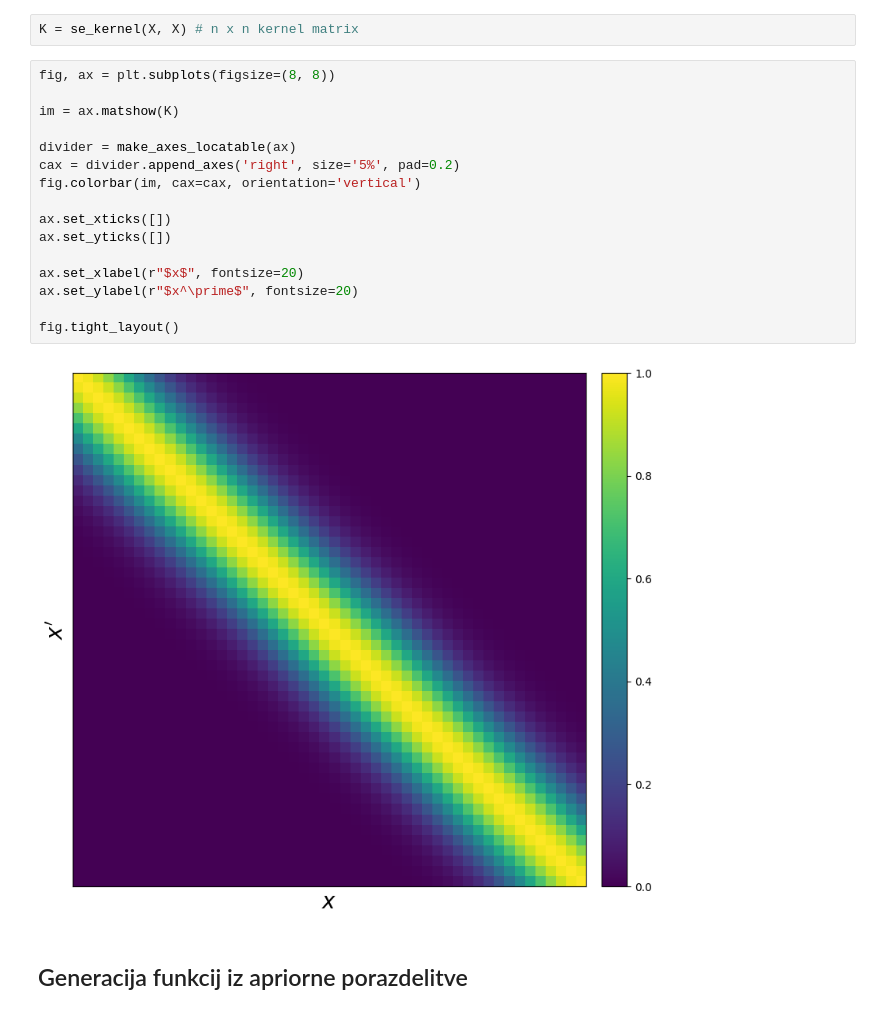
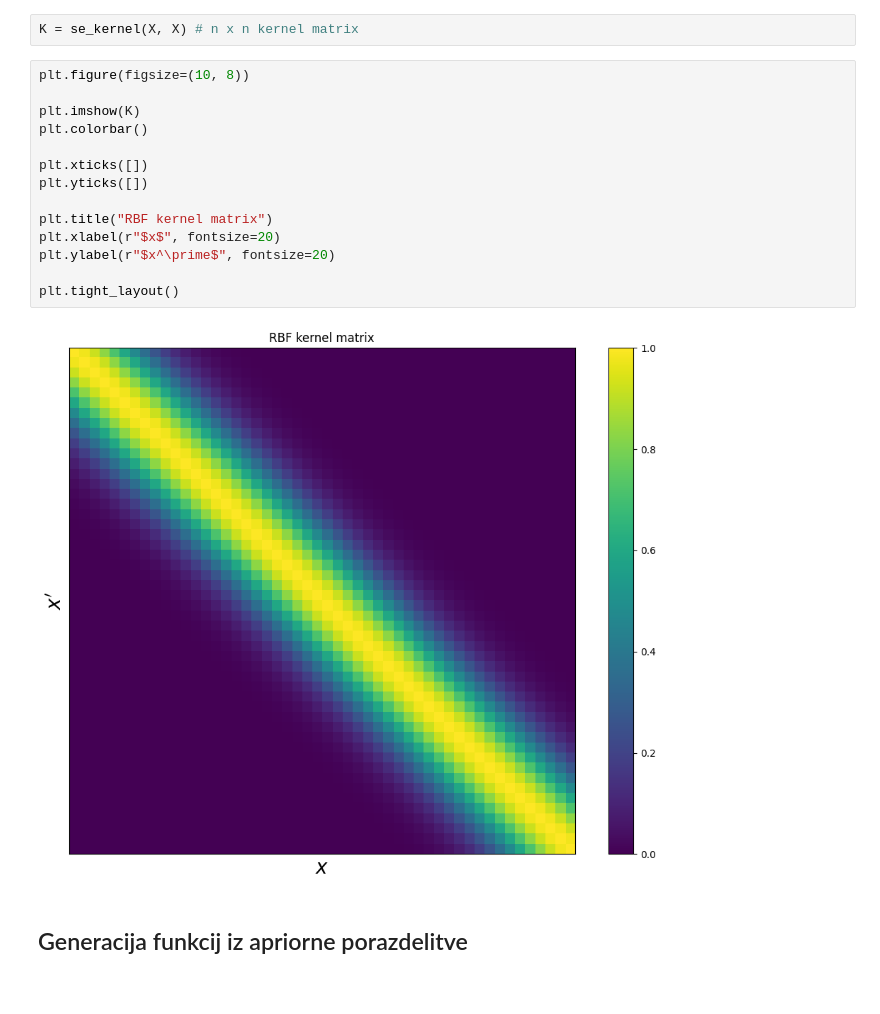
Before and after one commit to j-gavran/PSUF_Hmumu, a Jupyter notebook: vaje/vaje2.ipynb, the cells around one changed output. Cells and saved outputs as stored; diff of their text form.

```diff
--- a/vaje/vaje2.ipynb
+++ b/vaje/vaje2.ipynb
@@ -122,23 +120,21 @@ X = np.linspace(-5, 5, n).reshape(-1, 1) # test column vector
 # %%
 K = se_kernel(X, X) # n x n kernel matrix
 # %%
-fig, ax = plt.subplots(figsize=(8, 8))
+plt.figure(figsize=(10, 8))
 
-im = ax.matshow(K)
+plt.imshow(K)
+plt.colorbar()
 
-divider = make_axes_locatable(ax)
-cax = divider.append_axes('right', size='5%', pad=0.2)
-fig.colorbar(im, cax=cax, orientation='vertical')
+plt.xticks([])
+plt.yticks([])
 
-ax.set_xticks([])
-ax.set_yticks([])
+plt.title("RBF kernel matrix")
+plt.xlabel(r"$x$", fontsize=20)
+plt.ylabel(r"$x^\prime$", fontsize=20)
 
-ax.set_xlabel(r"$x$", fontsize=20)
-ax.set_ylabel(r"$x^\prime$", fontsize=20)
-
-fig.tight_layout()
+plt.tight_layout()
 # %% [output]
-[figure, old version]
+[figure, new version]
 # %% [markdown]
 ## Generacija funkcij iz apriorne porazdelitve
 # %% [markdown]
```
Also changed, not shown: parts of 45 cells of this notebook, 5 other files.
